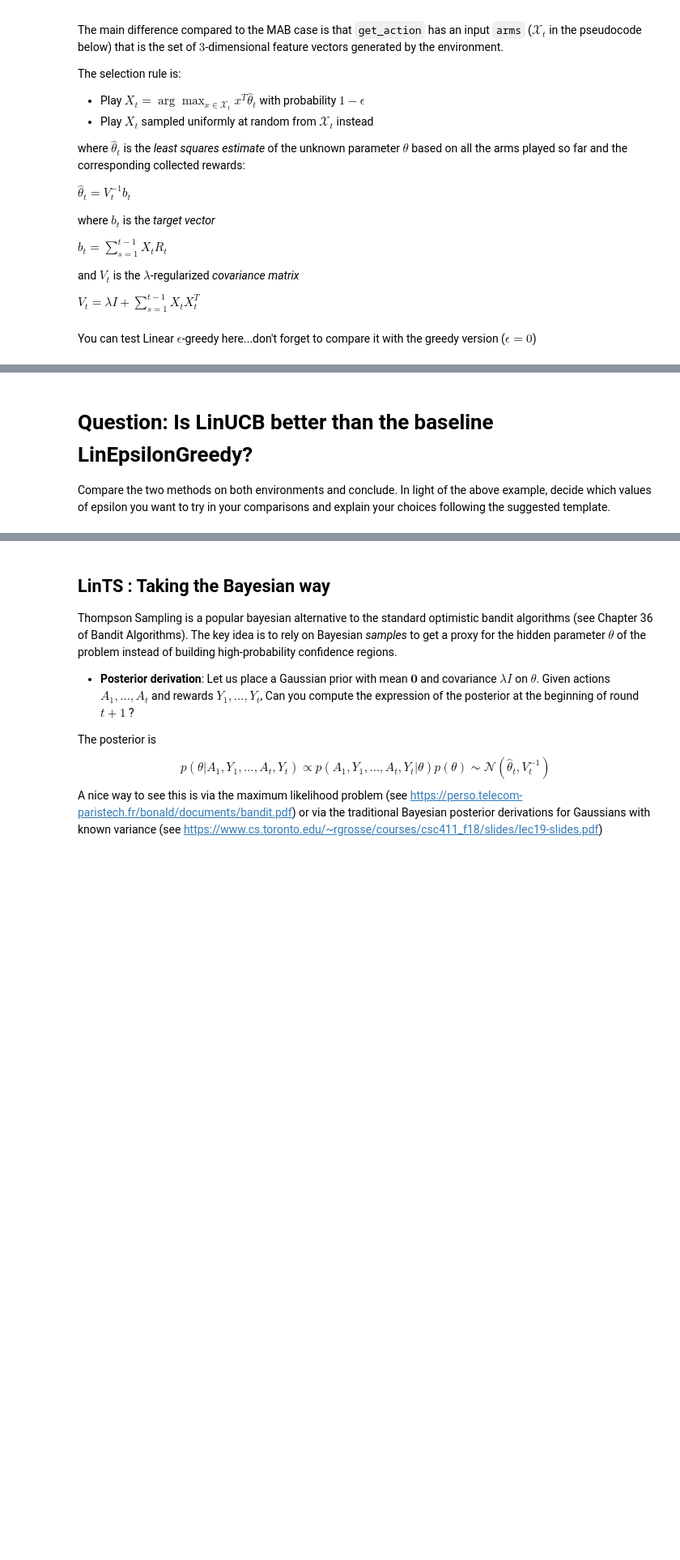
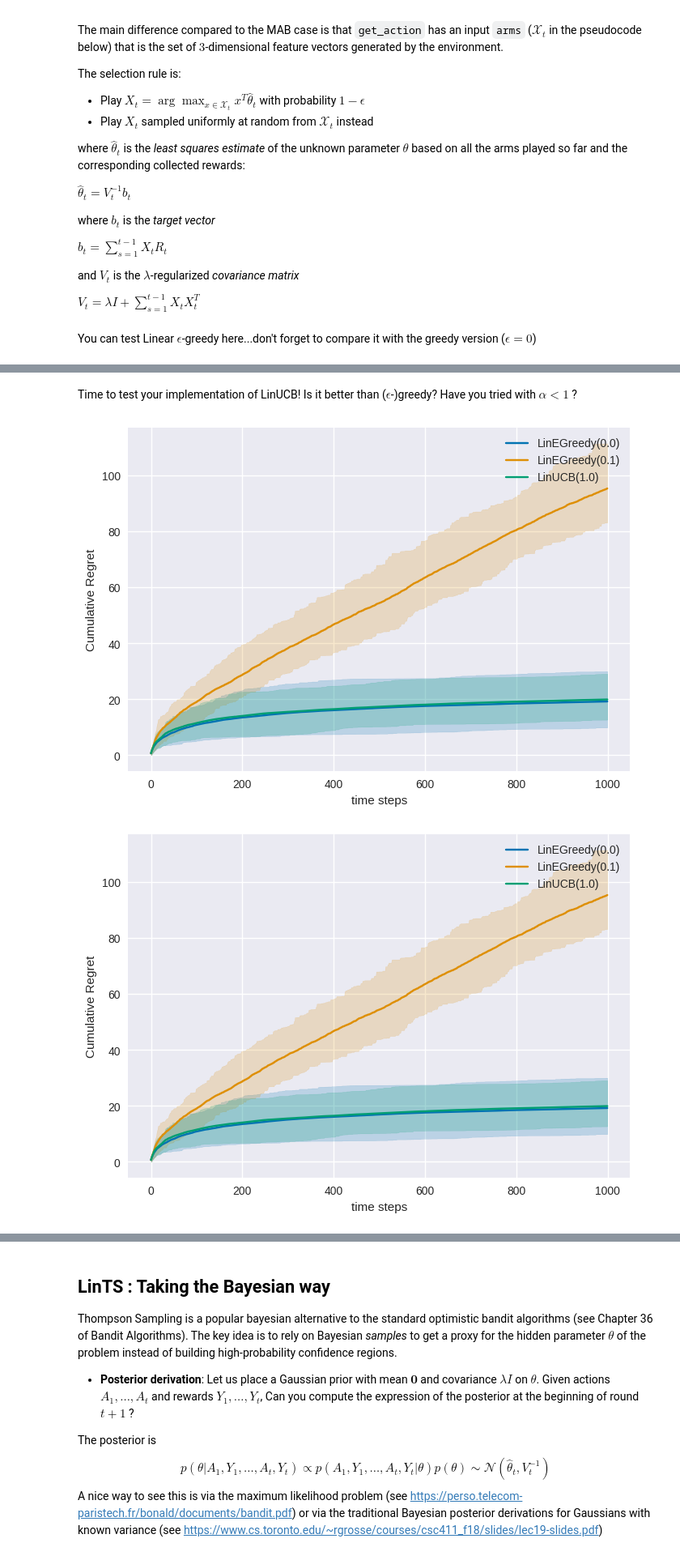
Before and after one commit to rlsummerschool/practical-sessions, a Jupyter notebook: notebooks/bandits_practice.ipynb, the cells around one changed output, grey strips where cells are left out. Shown at 81% size. Cells and saved outputs as stored; diff of their text form; code cells hidden in the pictures; blank space fills up the shorter version.

```diff
--- a/notebooks/bandits_practice.ipynb
+++ b/notebooks/bandits_practice.ipynb
@@ -652,7 +657,7 @@ where we have already coded the "theoretical" exploration parameter $\beta_t$ fo
 # %%
 class LinUCB(Agent):
 
-    def __init__(self, d, delta, lambda_reg=1., alpha=1.):
+    def __init__(self, d, delta, lambda_reg, alpha=1.):
         self.d = d
         self.delta = delta
         self.lambda_reg = lambda_reg
@@ -690,8 +695,9 @@ class LinUCB(Agent):
 
         K, _ = arms.shape
         self.UCBs = np.zeros(K)
-        self.beta = np.sqrt(self.lambda_reg) + np.sqrt(2*np.log(1./self.delta) + np.log(1+self.t/(self.d*self.lambda_reg)))  #sqrt(beta)
-
+        #TODO: the beta from the regret bound is given, but they can implement the better one as a bonus exercise
+        #self.beta = np.sqrt(self.lambda_reg) + np.sqrt(2*np.log(1./self.delta) + np.log(1+self.t/(self.d*self.lambda_reg)))  #sqrt(beta)
+        self. beta = np.sqrt(self.lambda_reg) + np.sqrt(2*np.log(1./self.delta) + np.log(np.linalg.det(self.cov) / self.lambda_reg**self.d))
         for i in range(K):
             a = arms[i,:]
             covxa = np.inner(self.invcov, a.T)
@@ -723,6 +729,3 @@ class LinUCB(Agent):
 
     def name(self):
         return "LinUCB("+str(self.alpha)+')'
-# %% [markdown]
-# Question: Is LinUCB better than the baseline LinEpsilonGreedy?
-Compare the two methods on both environments and conclude. In light of the above example, decide which values of epsilon you want to try in your comparisons and explain your choices following the suggested template.
@@ -734,0 +732,11 @@ greedy = LinEpsilonGreedy(d, lambda_reg=1., eps=0.)
+# %% [markdown]
+Time to test your implementation of LinUCB! Is it better than ($\epsilon$-)greedy? Have you tried with $\alpha<1$ ?
+# %%
+theta = np.array([0.45, 0.5, 0.5]) #move to solutions
+theta /= np.linalg.norm(theta)
+linucb = LinUCB(d, delta=0.2, lambda_reg=1., alpha=1.)
+lin_ucb_experiment = experiment_linb(lin_env, [lin_greedy, lin_eps_greedy, linucb], Nmc=N, T=T)
+plot_result(lin_ucb_experiment)
+# %% [output]
+[figure, added]
+[figure, added]
```
Also changed, not shown: parts of 15 cells of this notebook.
